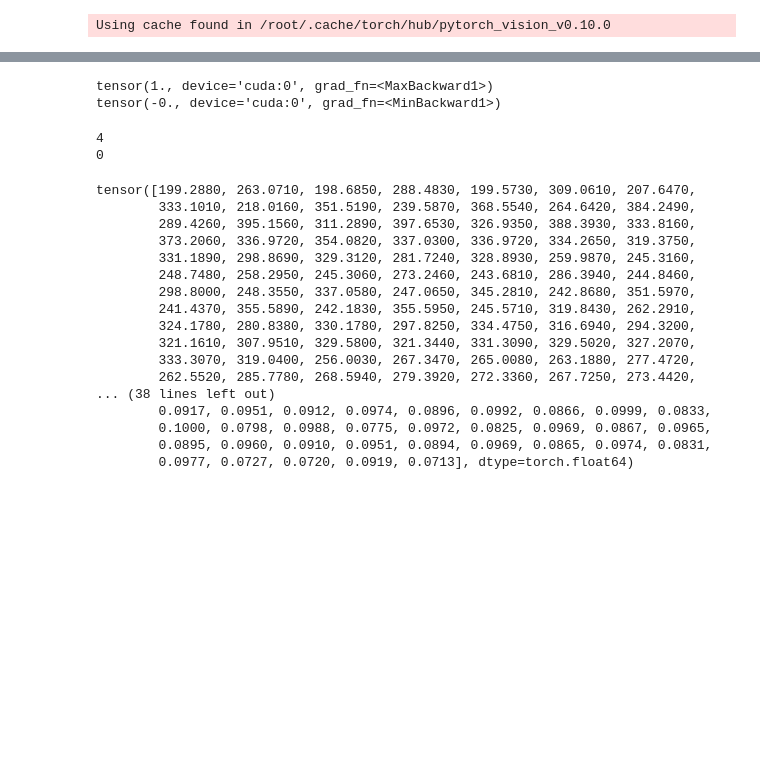
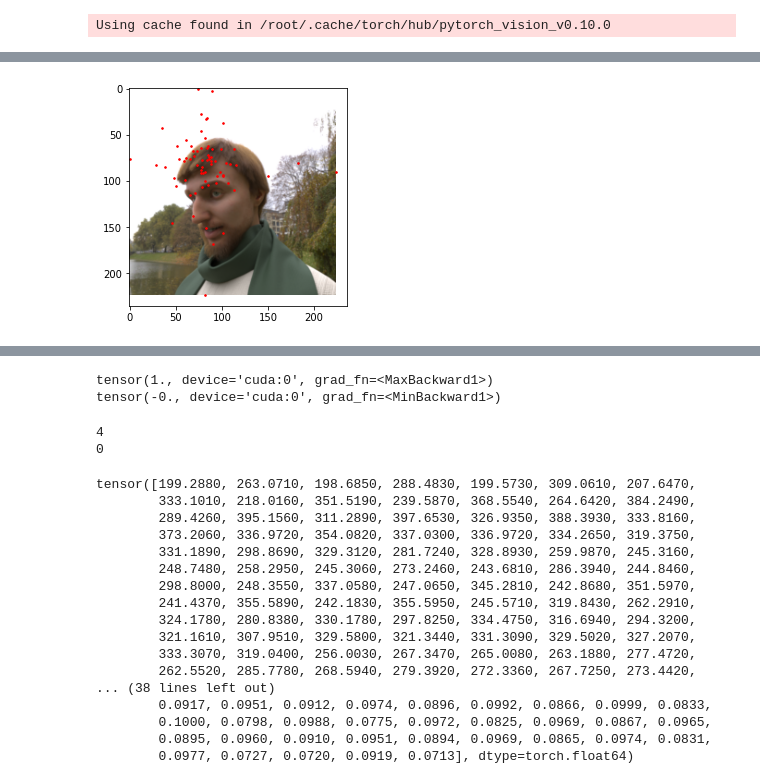
Before and after one commit to DEVESHTARASIA/EECE7370-Final, a Jupyter notebook: Untitled.ipynb, the cells around one changed output, grey strips where cells are left out. Drawn from its saved outputs; the diff is of its cells as text; code cells hidden in the pictures; blank space fills up the shorter version.

```diff
--- a/Untitled.ipynb
+++ b/Untitled.ipynb
@@ -99,8 +99,8 @@ class FaceLandmarksDataset(Dataset):
 # %%
 dataset = FaceLandmarksDataset("/workspace/EECE7370-Final/Dataset/")
 training_data,testing_data = random_split(dataset,[900,100])
-train_dataloader = DataLoader(training_data,batch_size=16,shuffle=True)
-test_dataloader = DataLoader(testing_data,batch_size=16,shuffle=True)
+train_dataloader = DataLoader(training_data,batch_size=128,shuffle=True)
+test_dataloader = DataLoader(testing_data,batch_size=128,shuffle=True)
 device = "cuda" if torch.cuda.is_available() else "cpu"
 # %%
 feature_extractor = model.features
@@ -108,7 +108,7 @@ class Mobile_LandmarkDetector(nn.Module):
     def __init__(self,feature_extractor_model):
             super().__init__()
             self.feature_extractor_model = feature_extractor_model
-            self.regressor_op = nn.Sequential(nn.Dropout(p=0.4),nn.Linear(in_features=1280,out_features=210,bias=True))#,nn.BatchNorm1d(520),
+            self.regressor_op = nn.Sequential(nn.Dropout(p=0.5),nn.Linear(in_features=1280,out_features=210,bias=True))#,nn.BatchNorm1d(520),
                                              #nn.ReLU(),nn.Dropout(p=0.4),
                                              #nn.Linear(in_features=520,out_features=210,bias=False))
           #  self.regressor_op = nn.Sequential(nn.Linear(in_features=62720,out_features=1000,bias=True),nn.ReLU(),nn.BatchNorm1d(1000),
@@ -128,8 +128,8 @@ class Mobile_LandmarkDetector(nn.Module):
         return x
 
 our_model = Mobile_LandmarkDetector(feature_extractor_model=feature_extractor)
-#for param in our_model.feature_extractor_model.parameters():
-#    param.requires_grad = False
+for param in our_model.feature_extractor_model.parameters():
+    param.requires_grad = False
 # %%
 from torch.utils.tensorboard import SummaryWriter
 writer = SummaryWriter()
@@ -209,3 +210,53 @@ KeyboardInterrupt:
 # %%
 PATH = "./Model/entire_model.pt"
 torch.save(best_model_NLL.state_dict(),PATH)
+# %%
+best_model_NLL.eval()
+best_model_NLL.to(device)
+def show_landmarks(image,landmarks_):
+    '''
+    image and landmarks are unnormalized
+    landmarks are numpy 2d array
+    '''
+    plt.imshow(image)
+    plt.scatter(landmarks_[:, 0], landmarks_[:, 1], s=10, marker='.', c='r')
+    plt.pause(0.001)  # pause a bit so that plots are updated
+
+ind = 266
+raw_pred_ = best_model_NLL(dataset[ind]["image"].unsqueeze(0).to(device))
+#minie = torch.max(raw_pred_)
+#maxie = torch.min(raw_pred_)
+#raw_pred = (raw_pred_-minie)/(maxie-minie)
+#normalized_pred = raw_pred*2 - 1
+#landmarks = (normalized_pred + 1)*256
+raw_pred_ = raw_pred_.squeeze(0)
+landmarks = raw_pred_[:140]
+landmarks = torch.reshape(landmarks,(70,2))
+#print(torch.reshape(landmarks,(70,2)))
+maxie = torch.max(landmarks,0).values
+minie = torch.min(landmarks,0).values
+#print(maxie)
+#print(minie)
+landmarks = landmarks - minie
+maxie = torch.max(landmarks,0).values
+minie = torch.min(landmarks,0).values
+#print(maxie)
+#print(minie)
+landmarks = landmarks/maxie
+#print(landmarks)
+landmarks = landmarks*224
+#landmarks = (landmarks-minie)/(maxie-minie)
+#landmarks = landmarks*2 - 1
+#landmarks = (landmarks+1)*112 #landmarks+1
+#landmarks = torch.reshape(landmarks,(70,2))
+#print(landmarks)
+landmarks = landmarks.to("cpu")
+landmarks = landmarks.detach().numpy()
+backToImage = transforms.ToPILImage()
+img = backToImage(dataset[ind]["image"].to("cpu"))
+
+plt.figure()
+show_landmarks(img,landmarks)
+plt.show()
+# %% [output]
+[figure, added]
```
Also changed, not shown: parts of 7 cells of this notebook, 1 other file.
